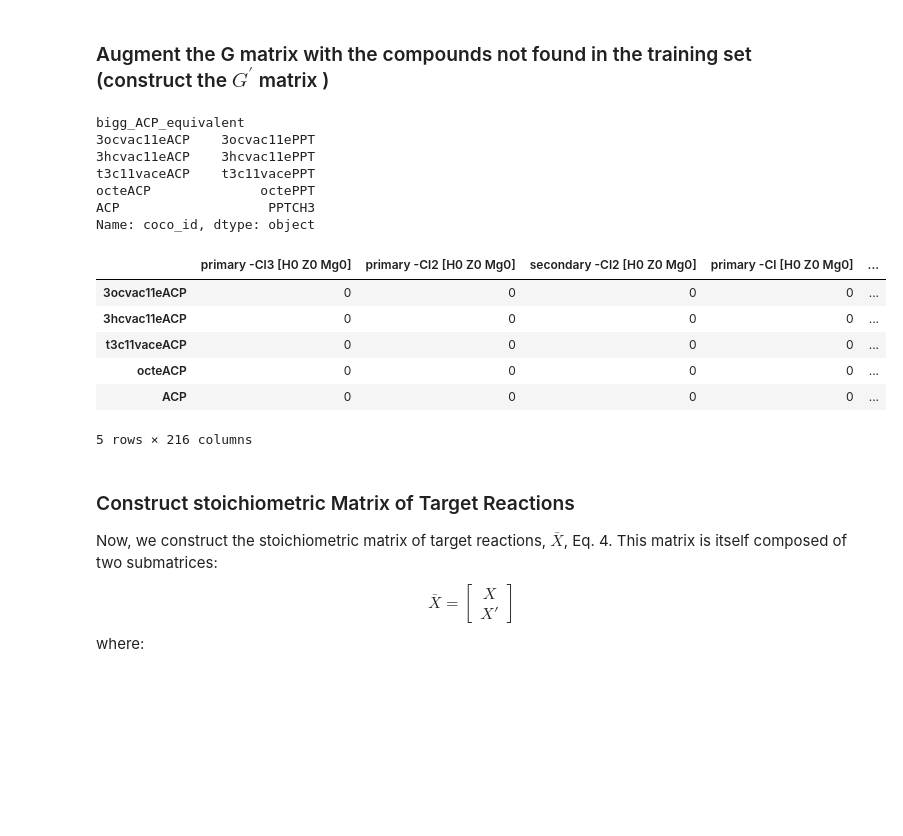
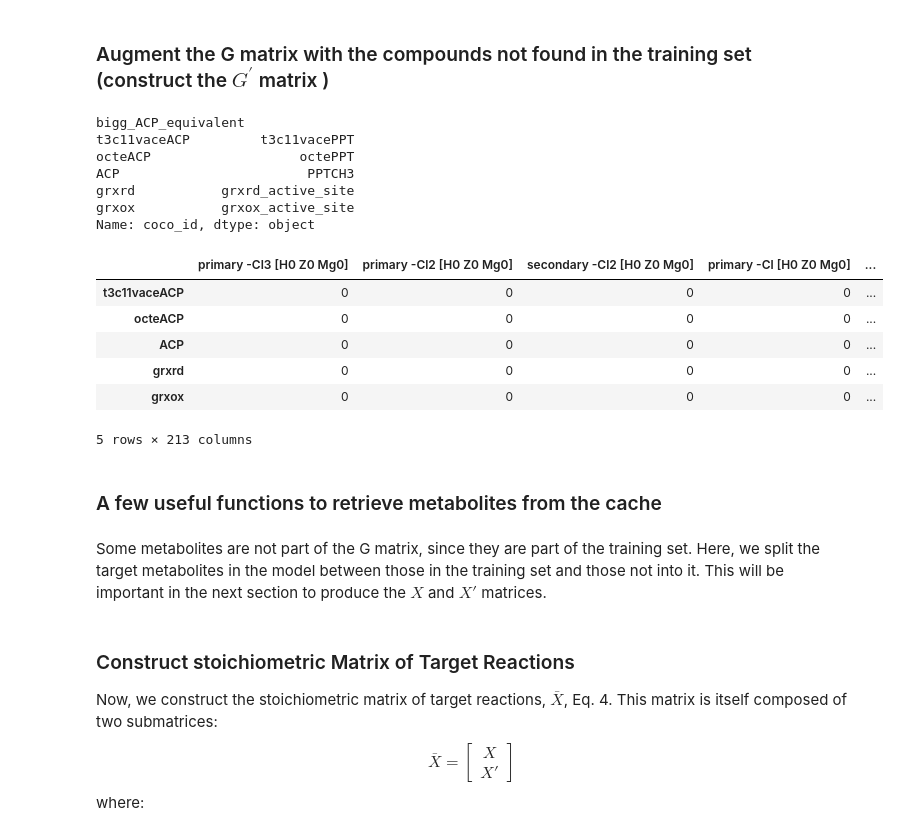
Before and after one commit to marco-corrao/iCH360_paper, a Jupyter notebook: Thermodynamics/free_energy_estimation/drg0_estimation.ipynb, the cells around one changed output. Drawn from its saved outputs; the diff is of its cells as text; code cells hidden in the pictures; blank space fills up the shorter version.

```diff
--- a/Thermodynamics/free_energy_estimation/drg0_estimation.ipynb
+++ b/Thermodynamics/free_energy_estimation/drg0_estimation.ipynb
@@ -117,70 +85,48 @@ G_df.head()
 # %% [markdown]
 ### Augment the G matrix with the compounds not found in the training set (construct the $G^{'}$ matrix )
 # %%
+#This is a map between metabolites in the model and the of their replacement in the local cache (e.g. octACP -> ocPPT)
 acp_to_ppt_map=pd.read_csv('acp_replacements/PPT_acp_replacements_df.csv').filter(['coco_id','bigg_ACP_equivalent']).set_index('bigg_ACP_equivalent').squeeze()
-acp_to_ppt_map.drop(['grxrd','grxox'],inplace=True)
 acp_to_ppt_map.tail()
 # %% [output]
 bigg_ACP_equivalent
-3ocvac11eACP    3ocvac11ePPT
-3hcvac11eACP    3hcvac11ePPT
-t3c11vaceACP    t3c11vacePPT
-octeACP              octePPT
-ACP                   PPTCH3
+t3c11vaceACP         t3c11vacePPT
+octeACP                   octePPT
+ACP                        PPTCH3
+grxrd           grxrd_active_site
+grxox           grxox_active_site
 Name: coco_id, dtype: object
 # %%
 #Preliminaries---------------------
-#Extended G matrxiix with new compounds
+#Extended G matrxix with new compounds
 G_prime_df=pd.DataFrame(columns=G_df.columns)
 #augmentation vector corresponding to each column we added to the G matrix
-augmentation_vector=[0,0,0]
-
-#----------------------------------
-ppt_group_vector=cc.get_compound('coco:PPTCH3').group_vector.copy()
-ppt_group_vector+=[0]*N_fg
-ppt_group_vector+=augmentation_vector
-ppt_group_vector_series=pd.Series(index=G_prime_df.columns,data=ppt_group_vector)
-ppt_group_vector_series['-S [H1 Z0 Mg0]']-=1
-ppt_group_vector_series['Origin [H0 Z0 Mg0]']-=1
-
-
 #--------------------------
 # Loop through all ACP-free compounds in the manually-curated decomposition table:
 for bigg_id_w_acp,coco_id_w_sch3 in acp_to_ppt_map.items():
-    if bigg_id_w_acp=='ACP':
-        continue
     #retrieve group vector
     gv=cc.get_compound(f'coco:{coco_id_w_sch3}').group_vector.copy()
     #augment it with zeros to account for a) the pseudocompounds in G and b) the new groups we added to G
     gv+=[0]*N_fg #fake groups in G
-    gv+=augmentation_vector #groups we added
     #add the group names as index
     gvs=pd.Series(index=G_prime_df.columns,data=gv)
     #Check dimension are consistent
     assert(len(gvs)==G_df.shape[1])
-
-    #Remove the PPT group and substitute with a -[ACP] group
-    for group,n in ppt_group_vector_series.items():
-        gvs[group]-=n
-    gvs['-[ACP]']+=1
     assert(not (gvs<0).any())
     assert(gvs.shape[0]==G_prime_df.shape[1]) #Sanity check to ensure we are not spuriously adding groups
     G_prime_df.loc[bigg_id_w_acp]=gvs
 
 #Now, let's add the free ACP species
 empty_gv=gv=pd.Series(index=G_prime_df.columns,
                       data=[0]*G_prime_df.shape[1])
-free_acp_gv=empty_gv.copy()
-free_acp_gv['Origin [H0 Z0 Mg0]']=1
-free_acp_gv['-[ACP]']=1
-free_acp_gv['-S [H1 Z0 Mg0]']=1
-G_prime_df.loc['ACP']=free_acp_gv
+
+#Preview the group incidence matrix extended with new compounds (G')
 G_prime_df.tail()
 # %% [output]
 |  | primary -Cl3 [H0 Z0 Mg0] | primary -Cl2 [H0 Z0 Mg0] | secondary -Cl2 [H0 Z0 Mg0] | primary -Cl [H0 Z0 Mg0] | ... |
-| 3ocvac11eACP | 0 | 0 | 0 | 0 | ... |
-| 3hcvac11eACP | 0 | 0 | 0 | 0 | ... |
 | t3c11vaceACP | 0 | 0 | 0 | 0 | ... |
 | octeACP | 0 | 0 | 0 | 0 | ... |
 | ACP | 0 | 0 | 0 | 0 | ... |
+| grxrd | 0 | 0 | 0 | 0 | ... |
+| grxox | 0 | 0 | 0 | 0 | ... |
-5 rows × 216 columns
+5 rows × 213 columns
@@ -214,3 +133,5 @@ G_prime_df.loc['grxrd','-S [H0 Z-1 Mg0]']=1
+# %% [markdown]
+### A few useful functions to retrieve metabolites from the cache
 # %%
 # Load manual curation data ===============
 #Manual decompositions
@@ -249,6 +170,8 @@ def check_if_cpd_is_in_training_set(bigg_id,G_df):
     else:
         id=cpd.id
     return (id in G_df.index,id)
+# %% [markdown]
+Some metabolites are not part of the G matrix, since they are part of the training set. Here, we split the target metabolites in the model between those in the training set and those not into it. This will be important in the next section to produce the $X$ and $X'$ matrices.
 # %%
 #keep track of training vs non training metabolites for future use
 mets_in_training_set=[]
```
Also changed, not shown: parts of 21 cells of this notebook, 11 other files.
